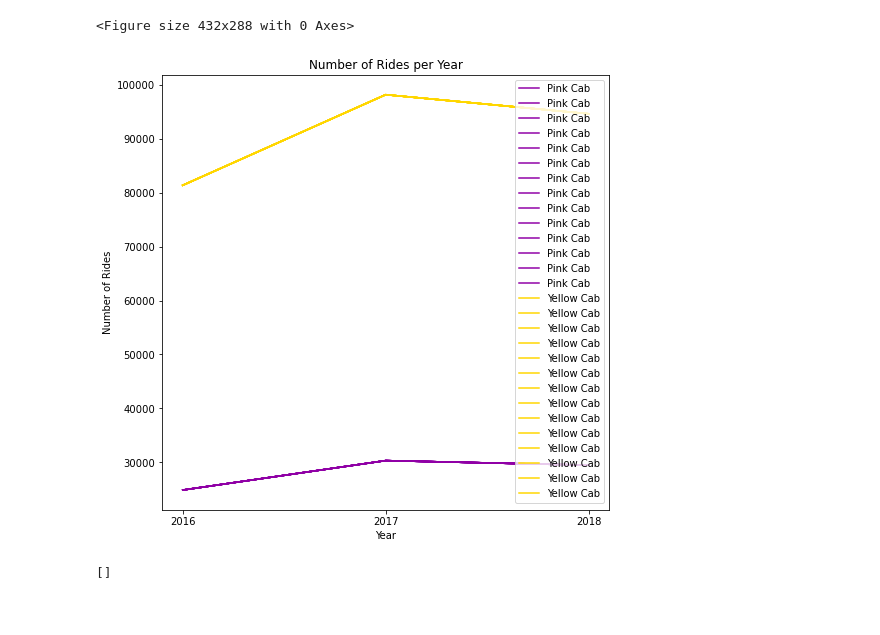
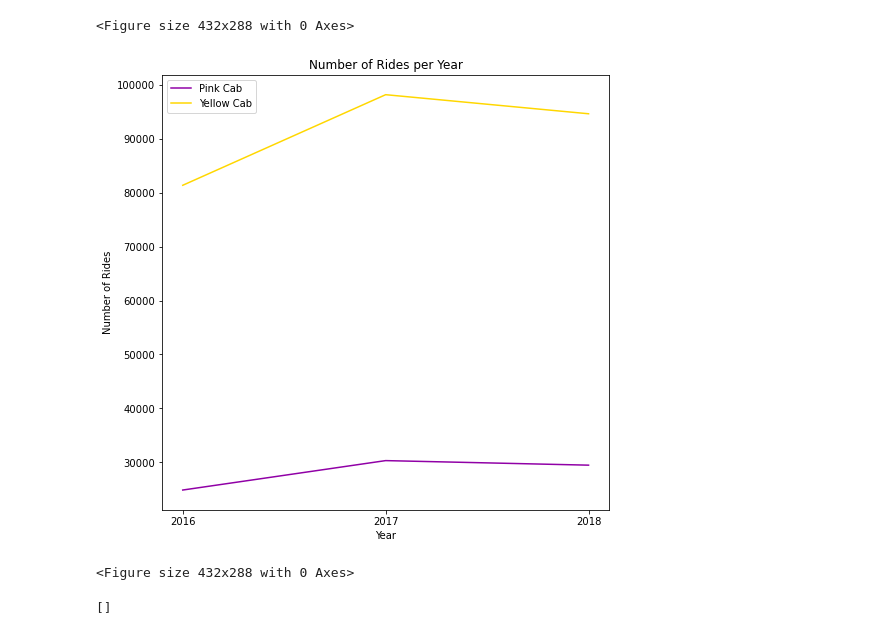
Before and after one commit to TheHamhams/taxi, a Jupyter notebook: taxi_notebook.ipynb, the cells around one changed output. Drawn from its saved outputs; the diff is of its cells as text; code cells hidden in the pictures.

Commit message:
fixed rides graph, created rides by month graph

```diff
--- a/taxi_notebook.ipynb
+++ b/taxi_notebook.ipynb
@@ -87,11 +87,15 @@ None
 from datetime import date, timedelta, datetime
 
 cab_merged['Year'] = cab_merged['Date of Travel'].apply(lambda x: (date(1900, 1, 1) + timedelta(x)).strftime("%Y"))
+cab_merged['Month'] = cab_merged['Date of Travel'].apply(lambda x: (date(1900, 1, 1) + timedelta(x)).strftime("%m"))
+
 cab_merged['Date of Travel'] = cab_merged['Date of Travel'].apply(lambda x: (date(1900, 1, 1) + timedelta(x)).strftime("%Y-%m-%d"))
 
-col = cab_merged['Year']
-cab_merged.drop(labels=['Year'], axis=1, inplace = True)
-cab_merged.insert(2, 'Year', col)
+col1 = cab_merged['Year']
+col2 =cab_merged['Month']
+cab_merged.drop(labels=['Year', 'Month'], axis=1, inplace = True)
+cab_merged.insert(2, 'Year', col1)
+cab_merged.insert(3, 'Month', col2)
 
 
 cab_merged.head()
@@ -168,30 +173,32 @@ plt.clf()
 [figure]
 <Figure size 432x288 with 0 Axes>
 # %%
-yellow_rides_2016 = yellow[yellow['Date of Travel'].str.contains(r"\b2016\b", regex=True)].count()
-yellow_rides_2017 = yellow[yellow['Date of Travel'].str.contains(r"\b2017\b", regex=True)].count()
-yellow_rides_2018 = yellow[yellow['Date of Travel'].str.contains(r"\b2018\b", regex=True)].count()
+yellow_rides_2016 = yellow[yellow['Date of Travel'].str.contains(r"\b2016\b", regex=True)]['Transaction ID'].count()
+yellow_rides_2017 = yellow[yellow['Date of Travel'].str.contains(r"\b2017\b", regex=True)]['Transaction ID'].count()
+yellow_rides_2018 = yellow[yellow['Date of Travel'].str.contains(r"\b2018\b", regex=True)]['Transaction ID'].count()
 yellow_rides_full = [yellow_rides_2016, yellow_rides_2017, yellow_rides_2018]
 
-pink_rides_2016 = pink[pink['Date of Travel'].str.contains(r"\b2016\b", regex=True)].count()
-pink_rides_2017 = pink[pink['Date of Travel'].str.contains(r"\b2017\b", regex=True)].count()
-pink_rides_2018 = pink[pink['Date of Travel'].str.contains(r"\b2018\b", regex=True)].count()
+pink_rides_2016 = pink[pink['Date of Travel'].str.contains(r"\b2016\b", regex=True)]['Transaction ID'].count()
+pink_rides_2017 = pink[pink['Date of Travel'].str.contains(r"\b2017\b", regex=True)]['Transaction ID'].count()
+pink_rides_2018 = pink[pink['Date of Travel'].str.contains(r"\b2018\b", regex=True)]['Transaction ID'].count()
 pink_rides_full = [pink_rides_2016, pink_rides_2017, pink_rides_2018]
 
 fig = plt.figure(figsize=(8, 8))
 ax = plt.subplot()
 plt.plot(years, pink_rides_full, color=pink_c, label='Pink Cab')
 plt.plot(years, yellow_rides_full, color='gold', label='Yellow Cab')
 plt.legend()
 plt.title('Number of Rides per Year')
 plt.ylabel('Number of Rides')
 plt.xlabel('Year')
 ax.set_xticks(years)
 
 
 plt.show()
+plt.clf()
 # %% [output]
-[figure, old version]
+[figure, new version]
+<Figure size 432x288 with 0 Axes>
 # %%
 colors = [pink_c, 'gold']
 custom_palette = sns.set_palette(sns.color_palette(colors))
```
Also changed, not shown: parts of 5 cells of this notebook.
